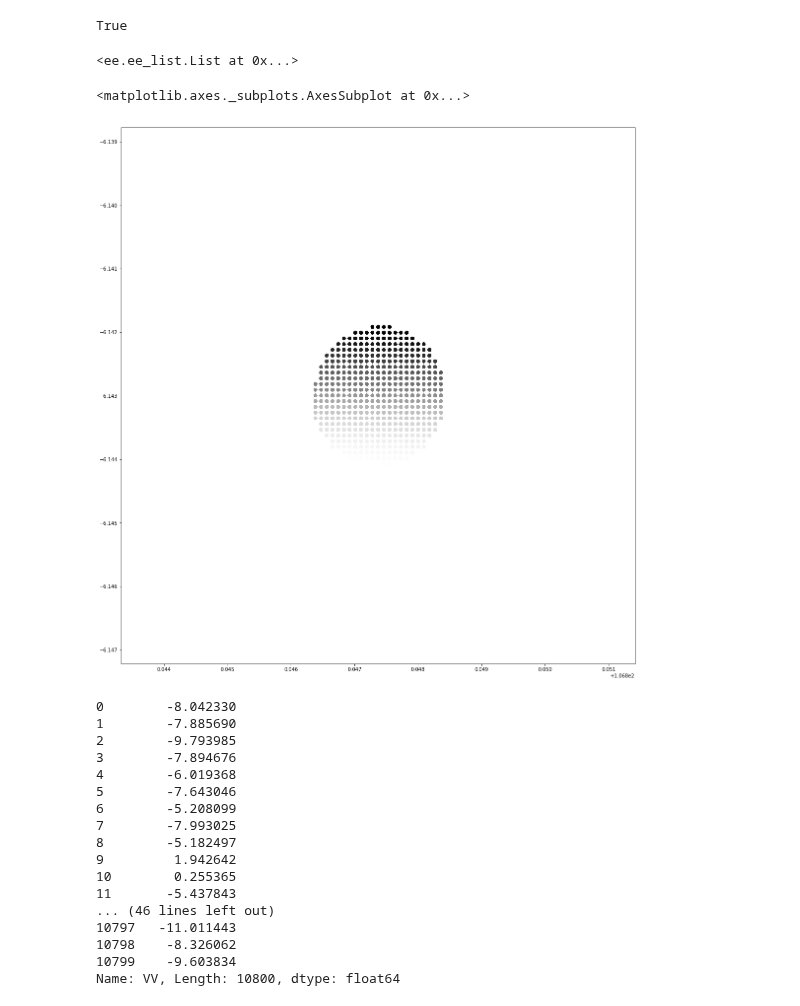
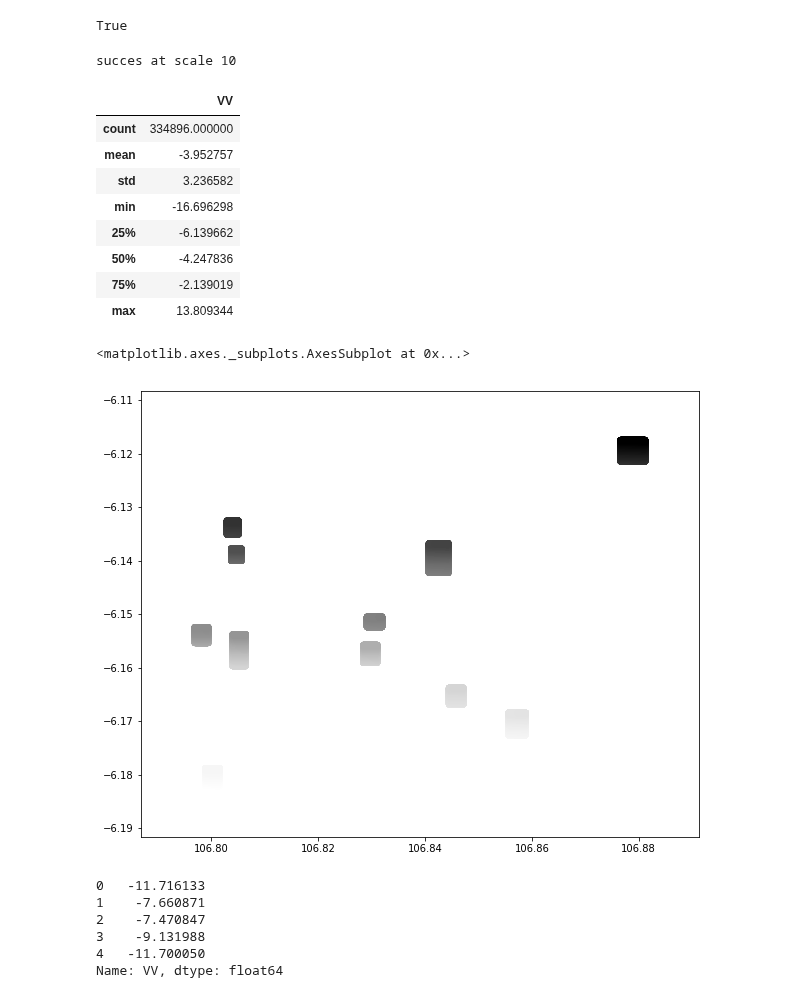
Before and after one commit to krakchris/rimbun.io, a Jupyter notebook: 03_Add_metadata/02_green_area_change/GEE_green_change.ipynb, the cells around one changed output. Drawn from its saved outputs; the diff is of its cells as text; code cells hidden in the pictures.

```diff
--- a/03_Add_metadata/02_green_area_change/GEE_green_change.ipynb
+++ b/03_Add_metadata/02_green_area_change/GEE_green_change.ipynb
@@ -132,0 +100,2 @@ list
+# %%
+rect = geojson2gee(geojson_path)
@@ -153,3 +140,0 @@ feature_geometry = {
-# %%
-# build geometry to measure
-rect = ee.Geometry.Polygon([polygon_list])
@@ -193,38 +167,49 @@ arr = S1.getRegion(rect, 10).getInfo()
-# %%
-img_data
-# %% [output]
-<ee.ee_list.List at 0x...>
+# %%
+scale_list = [10, 20, 100, 200, 300]
+
+for scale_factor in scale_list:
+
+    try:
+        gee_data_array = S1.getRegion(rect, scale = scale_factor).getInfo()
+        print('succes at scale ' + str(scale_factor))
+        break
+    except:
+        print('error at scale ' + str(scale_factor))
+        continue
+# %% [output]
+succes at scale 10
 # %%
-df = ee_array_to_df(arr, 'VV')
+df = ee_array_to_df(gee_data_array, 'VV')
+# %%
+df.describe()
+# %% [output]
+|  | VV |
+| count | 334896.000000 |
+| mean | -3.952757 |
+| std | 3.236582 |
+| min | -16.696298 |
+| 25% | -6.139662 |
+| 50% | -4.247836 |
+| 75% | -2.139019 |
+| max | 13.809344 |
 # %%
 import geopandas as gpd
 # %%
 gdf = gpd.GeoDataFrame(df,geometry=gpd.points_from_xy(df.longitude, df.latitude))
 # %%
-gdf.plot(figsize = (20,20), cmap='Greys')
+gdf.plot(figsize = (10,10), cmap='Greys')
 # %% [output]
 <matplotlib.axes._subplots.AxesSubplot at 0x...>
-[figure, old version]
+[figure, new version]
 # %%
-gdf.VV
+gdf.VV[0:5]
 # %% [output]
-0        -8.042330
-1        -7.885690
-2        -9.793985
-3        -7.894676
-4        -6.019368
-5        -7.643046
-6        -5.208099
-7        -7.993025
-8        -5.182497
-9         1.942642
-10        0.255365
-11       -5.437843
-... (46 lines left out)
-10797   -11.011443
-10798    -8.326062
-10799    -9.603834
-Name: VV, Length: 10800, dtype: float64
+0   -11.716133
+1    -7.660871
+2    -7.470847
+3    -9.131988
+4   -11.700050
+Name: VV, dtype: float64
 # %%
 fig = plt.figure(figsize = (10,10))
 
```
Also changed, not shown: parts of 29 cells of this notebook, 1 other file.
